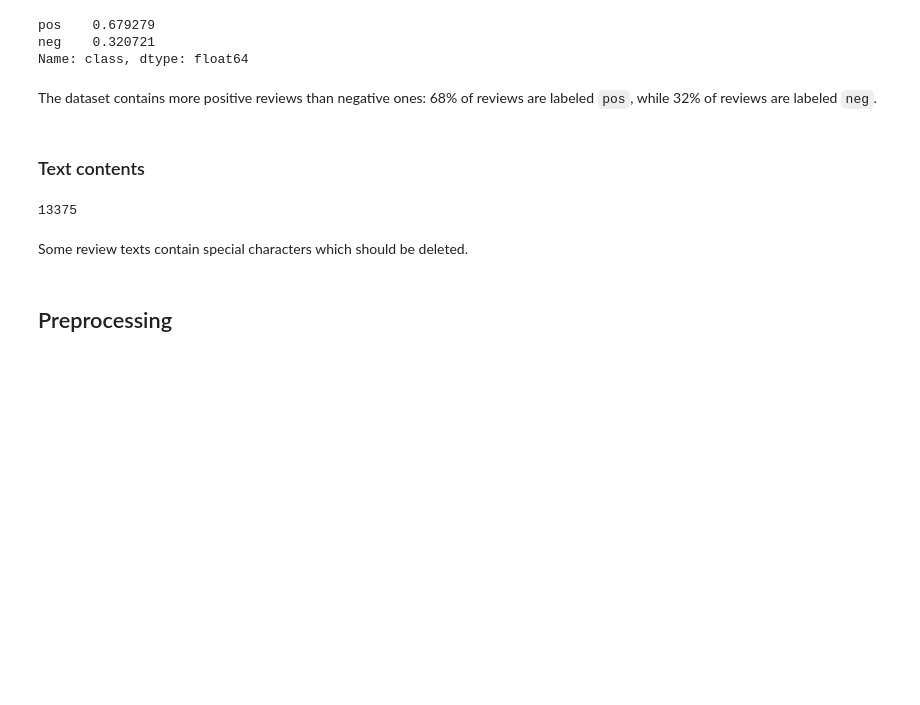
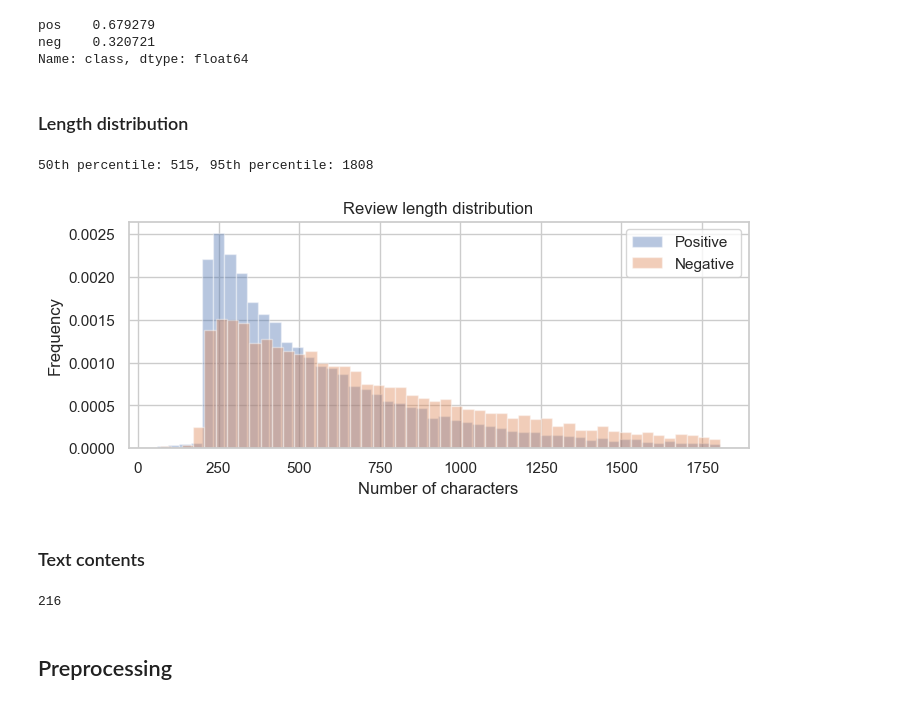
Before and after one commit to manuelemacchia/hotel-sentiment-analysis, a Jupyter notebook: classifier.ipynb, the cells around one changed output. Saved outputs shown, nothing was run; the diff lists cells and outputs as text; code cells hidden in the pictures; blank space fills up the shorter version.

```diff
--- a/classifier.ipynb
+++ b/classifier.ipynb
@@ -63,23 +75,41 @@ class_count
 pos    0.679279
 neg    0.320721
 Name: class, dtype: float64
-# %% [markdown]
-The dataset contains more positive reviews than negative ones: 68% of reviews are labeled `pos`, while 32% of reviews are labeled `neg`.
+# %% [markdown]
+### Length distribution
+# %%
+df['len'] = df['text'].str.len() # Add a column with review length to the dataframe
+# %%
+pct95 = int(np.ceil(df['len'].quantile(.95)))
+pct50 = int(np.ceil(df['len'].quantile(.5)))
+
+print(f"50th percentile: {pct50}, 95th percentile: {pct95}")
+# %% [output]
+50th percentile: 515, 95th percentile: 1808
+# %%
+fig, ax = plt.subplots(figsize=(8, 3), dpi=100)
+ax = sns.distplot(df['len'].loc[(df['class'] == 'pos') & (df['len'] < pct95)], bins=50, norm_hist=True, kde=False, label="Positive")
+ax = sns.distplot(df['len'].loc[(df['class'] == 'neg') & (df['len'] < pct95)], bins=50, norm_hist=True, kde=False, label="Negative")
+ax.set_title("Review length distribution")
+plt.xlabel("Number of characters")
+plt.ylabel("Frequency")
+ax.legend()
+plt.show()
+# %% [output]
+[figure, added]
 # %% [markdown]
 ### Text contents
 # %%
-special_chars = ["\n", "\r", "\t"]
+emoticon_chars = ["❤️", "😠", ":\)", ":\("]
 count = 0
-for c in special_chars:
-    c_count = df_dev['text'].str.contains(c).sum()
+for c in emoticon_chars:
+    c_count = df['text'].str.contains(c).sum()
     if c_count > 0:
         count += c_count
 
 count
 # %% [output]
-13375
+216
-# %% [markdown]
-Some review texts contain special characters which should be deleted.
 # %% [markdown]
 ## Preprocessing
 # %% [markdown]
```
Also changed, not shown: parts of 21 cells of this notebook.
